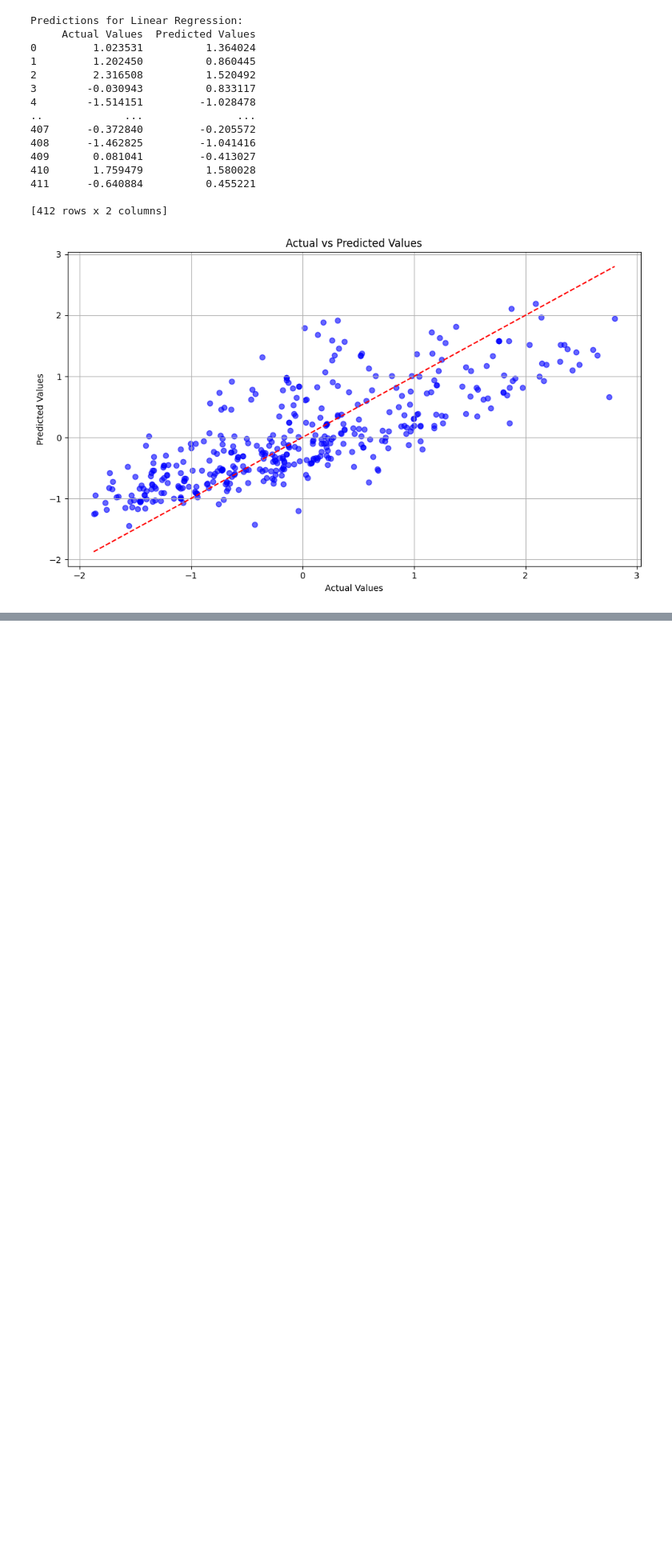
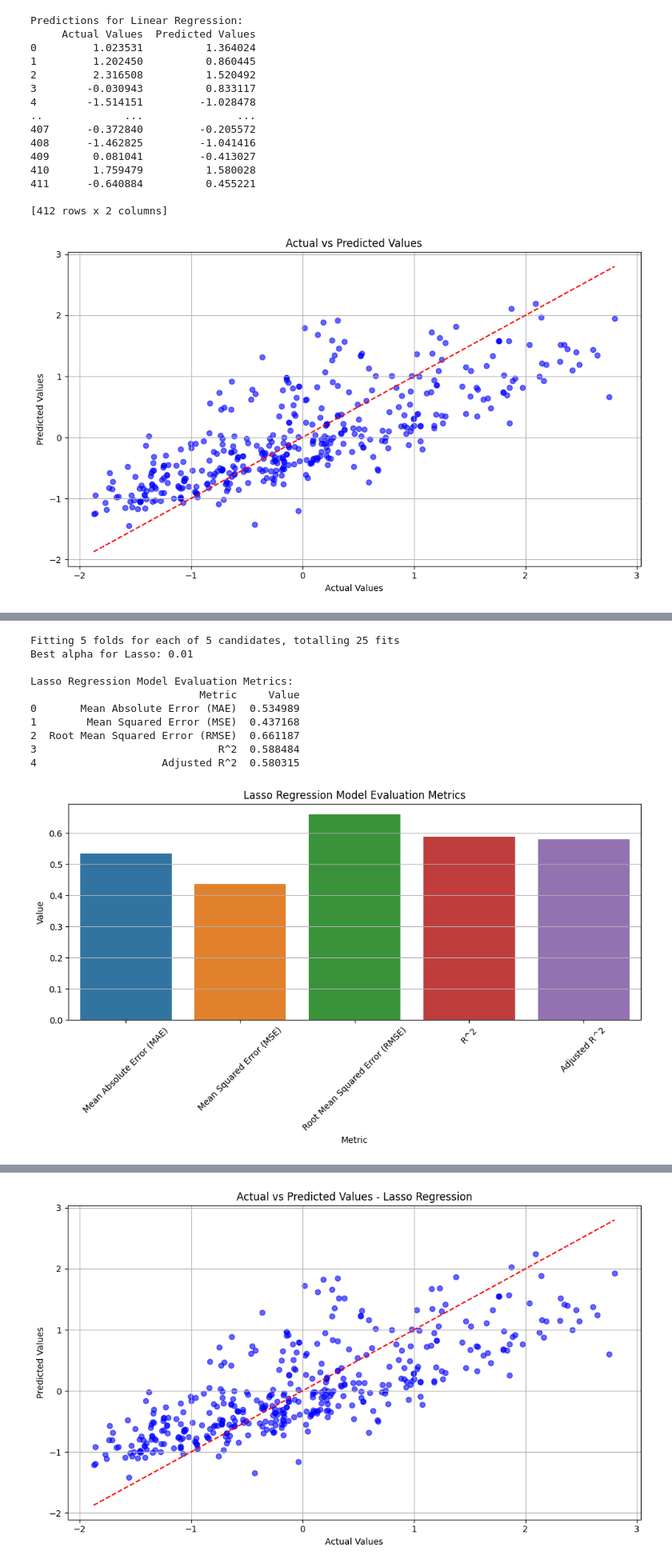
Before and after one commit to aberkipek/concrete-compressive-strength-prediction, a Jupyter notebook: src/concrete-compressive-strength.ipynb, the cells around one changed output, grey strips where cells are left out. Shown at 80% size. Drawn from its saved outputs; the diff is of its cells as text; code cells hidden in the pictures; blank space fills up the shorter version.

```diff
--- a/src/concrete-compressive-strength.ipynb
+++ b/src/concrete-compressive-strength.ipynb
@@ -331,0 +440,67 @@ Predictions for MLP Regressor:
+# %%
+lasso_model = Lasso()
+
+param_grid_lasso = {'alpha': [0.01, 0.1, 1, 10, 100]}
+
+grid_search_lasso = GridSearchCV(estimator=lasso_model, param_grid=param_grid_lasso, cv=5, scoring='neg_mean_squared_error', n_jobs=-1, verbose=2)
+
+grid_search_lasso.fit(X_train, y_train)
+
+best_alpha_lasso = grid_search_lasso.best_params_['alpha']
+print(f"Best alpha for Lasso: {best_alpha_lasso}")
+
+y_pred_lasso = grid_search_lasso.best_estimator_.predict(X_test)
+
+mae_lasso = mean_absolute_error(y_test, y_pred_lasso)
+mse_lasso = mean_squared_error(y_test, y_pred_lasso)
+rmse_lasso = np.sqrt(mse_lasso)
+r2_lasso = r2_score(y_test, y_pred_lasso)
+adj_r2_lasso = adjusted_r2_score(r2_lasso, len(y_test), X_test.shape[1])
+
+metrics_df_lasso = pd.DataFrame({
+    'Metric': ['Mean Absolute Error (MAE)', 'Mean Squared Error (MSE)', 'Root Mean Squared Error (RMSE)', 'R^2', 'Adjusted R^2'],
+    'Value': [mae_lasso, mse_lasso, rmse_lasso, r2_lasso, adj_r2_lasso]
+})
+
+print("\nLasso Regression Model Evaluation Metrics:")
+print(metrics_df_lasso)
+
+plt.figure(figsize=(10, 6))
+sns.barplot(x='Metric', y='Value', data=metrics_df_lasso)
+plt.title('Lasso Regression Model Evaluation Metrics')
+plt.xticks(rotation=45)
+plt.ylabel('Value')
+plt.grid(axis='y')
+plt.tight_layout()
+plt.show()
+
+predictions_df_lasso = pd.DataFrame({
+    'Actual Values': y_test,
+    'Predicted Values': y_pred_lasso
+})
+
+print("\nPredictions for Lasso Regression:")
+print(predictions_df_lasso)
+
+plt.figure(figsize=(10, 6))
+plt.scatter(predictions_df_lasso['Actual Values'], predictions_df_lasso['Predicted Values'], color='blue', alpha=0.6)
+plt.plot([predictions_df_lasso['Actual Values'].min(), predictions_df_lasso['Actual Values'].max()],
+         [predictions_df_lasso['Actual Values'].min(), predictions_df_lasso['Actual Values'].max()], 'r--')
+plt.title('Actual vs Predicted Values - Lasso Regression')
+plt.xlabel('Actual Values')
+plt.ylabel('Predicted Values')
+plt.grid()
+plt.tight_layout()
+plt.show()
+# %% [output]
+Fitting 5 folds for each of 5 candidates, totalling 25 fits
+Best alpha for Lasso: 0.01
+
+Lasso Regression Model Evaluation Metrics:
+                           Metric     Value
+0       Mean Absolute Error (MAE)  0.534989
+1        Mean Squared Error (MSE)  0.437168
+2  Root Mean Squared Error (RMSE)  0.661187
+3                             R^2  0.588484
+4                    Adjusted R^2  0.580315
+[figure, added]
@@ -331,0 +522 @@ Predictions for MLP Regressor:
+[figure, added]
```
Also changed, not shown: parts of 10 cells of this notebook, 2 other files.
